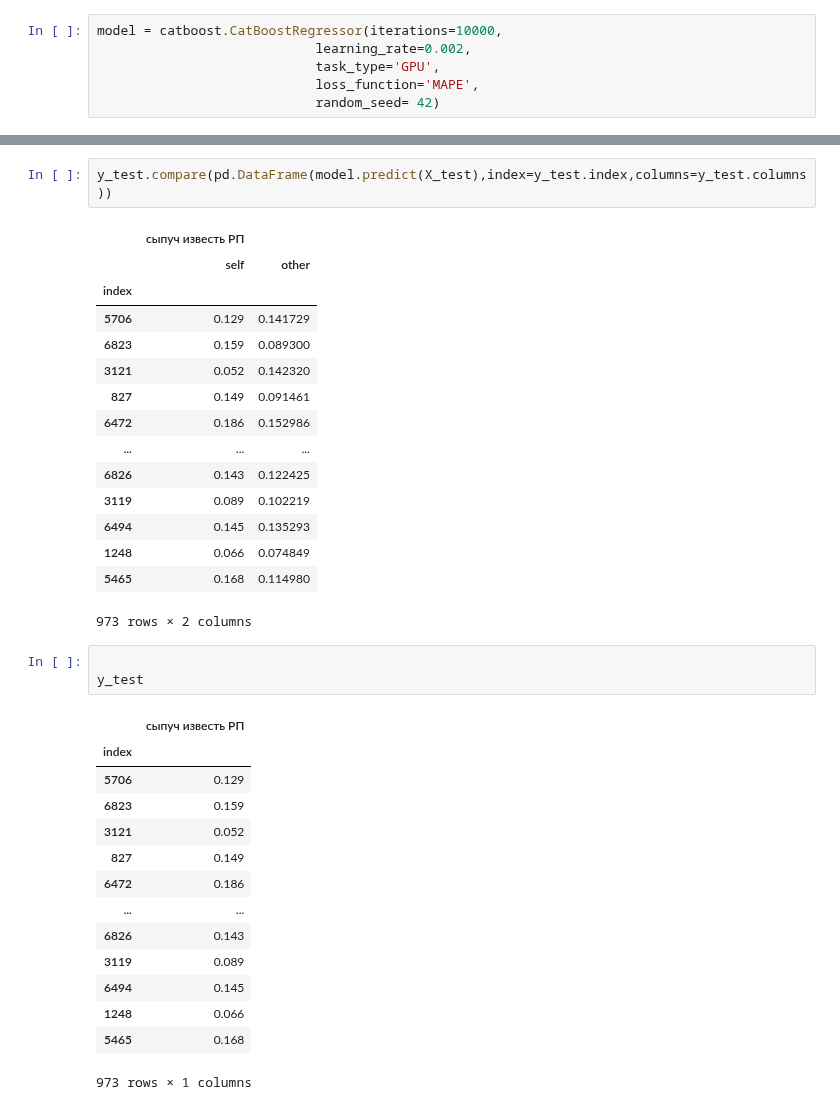
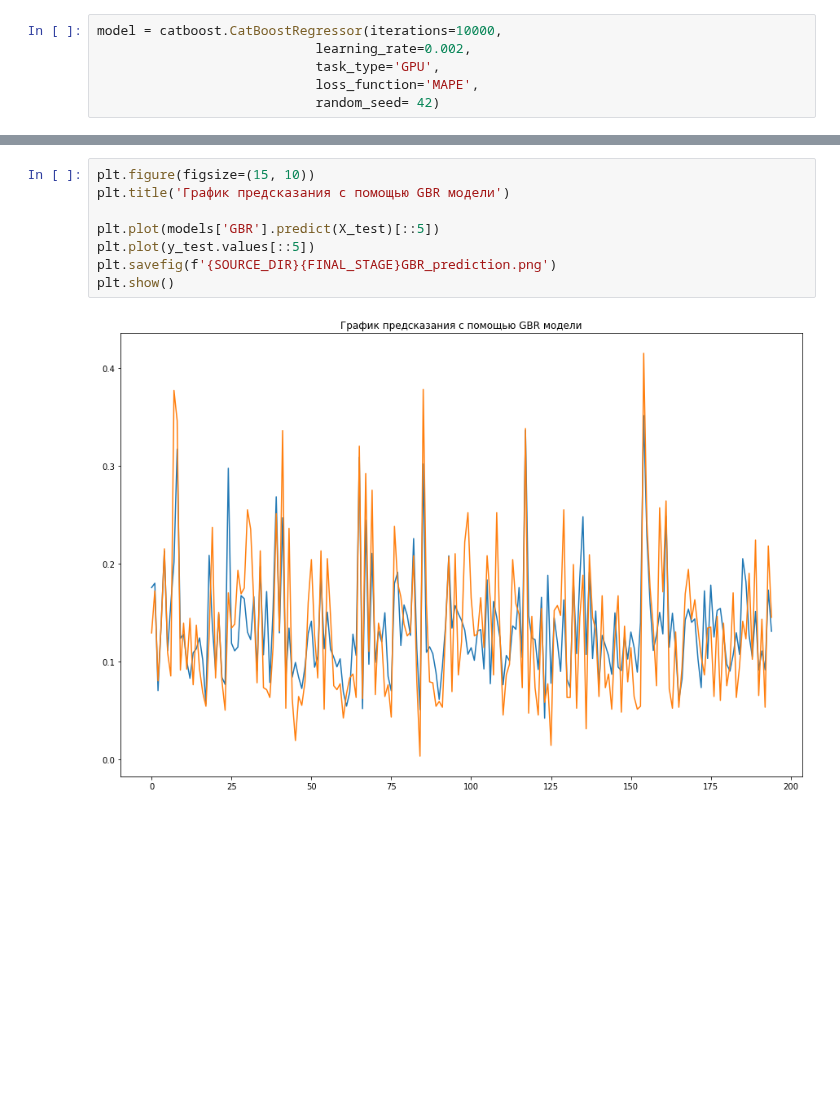
Before and after one commit to OnlyOneUseAcc/Evraz-SCC-prediction, a Jupyter notebook: src/final_stage/models.ipynb, the cells around one changed output, grey strips where cells are left out. Drawn from its saved outputs; the diff is of its cells as text; blank space fills up the shorter version.

```diff
--- a/src/final_stage/models.ipynb
+++ b/src/final_stage/models.ipynb
@@ -82,36 +119,10 @@ plt.show()
-# %%
-y_test.compare(pd.DataFrame(model.predict(X_test),index=y_test.index,columns=y_test.columns))
-# %% [output]
-|  | сыпуч известь РП |  |
-|  | self | other |
-| index |  |  |
-| 5706 | 0.129 | 0.141729 |
-| 6823 | 0.159 | 0.089300 |
-| 3121 | 0.052 | 0.142320 |
-| 827 | 0.149 | 0.091461 |
-| 6472 | 0.186 | 0.152986 |
-| ... | ... | ... |
-| 6826 | 0.143 | 0.122425 |
-| 3119 | 0.089 | 0.102219 |
-| 6494 | 0.145 | 0.135293 |
-| 1248 | 0.066 | 0.074849 |
-| 5465 | 0.168 | 0.114980 |
-973 rows × 2 columns
-# %%
-
-y_test
-# %% [output]
-|  | сыпуч известь РП |
-| index |  |
-| 5706 | 0.129 |
-| 6823 | 0.159 |
-| 3121 | 0.052 |
-| 827 | 0.149 |
-| 6472 | 0.186 |
-| ... | ... |
-| 6826 | 0.143 |
-| 3119 | 0.089 |
-| 6494 | 0.145 |
-| 1248 | 0.066 |
-| 5465 | 0.168 |
-973 rows × 1 columns
+# %%
+plt.figure(figsize=(15, 10))
+plt.title('График предсказания с помощью GBR модели')
+
+plt.plot(models['GBR'].predict(X_test)[::5])
+plt.plot(y_test.values[::5])
+plt.savefig(f'{SOURCE_DIR}{FINAL_STAGE}GBR_prediction.png')
+plt.show()
+# %% [output]
+[figure, added]
```
Also changed, not shown: parts of 22 cells of this notebook, 8 other files.
